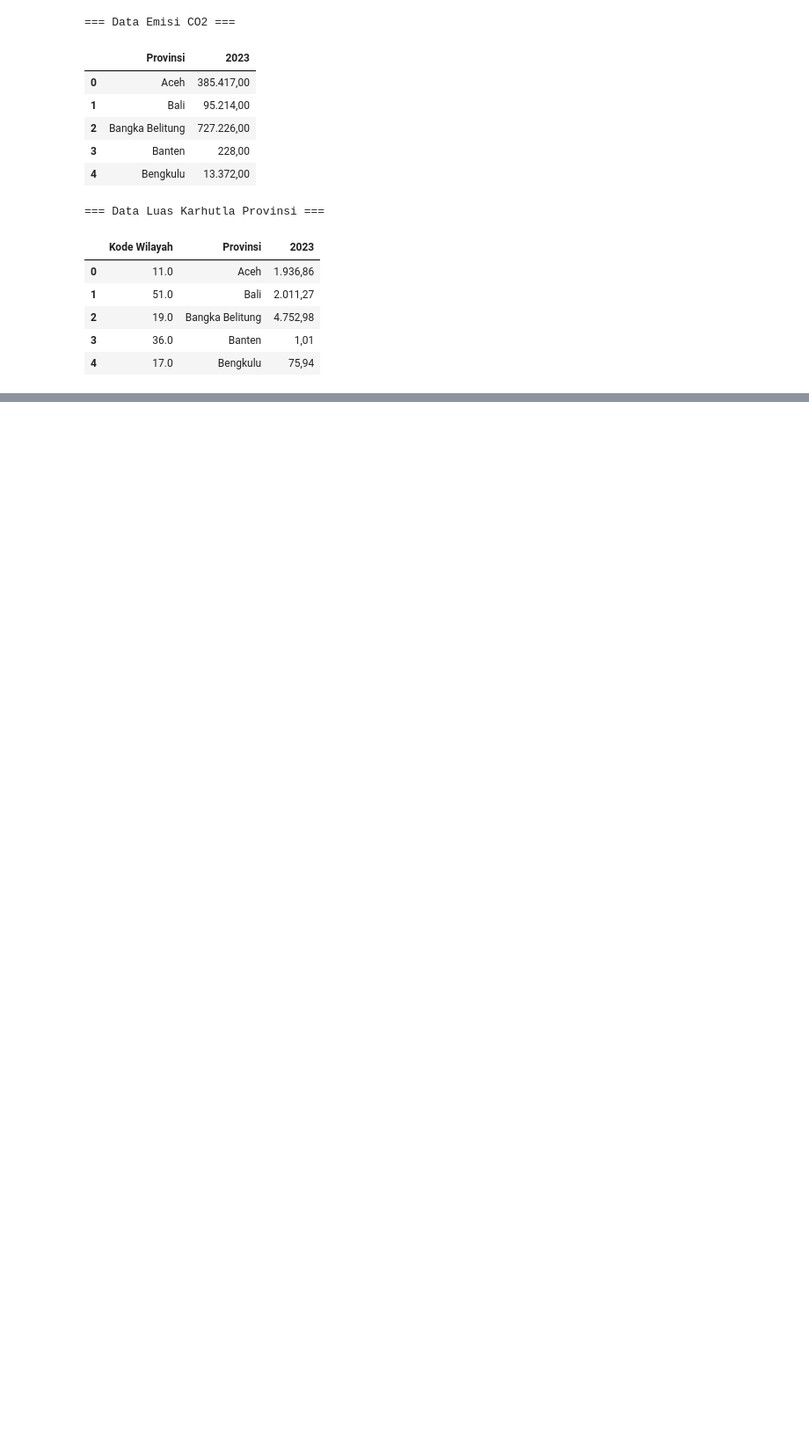
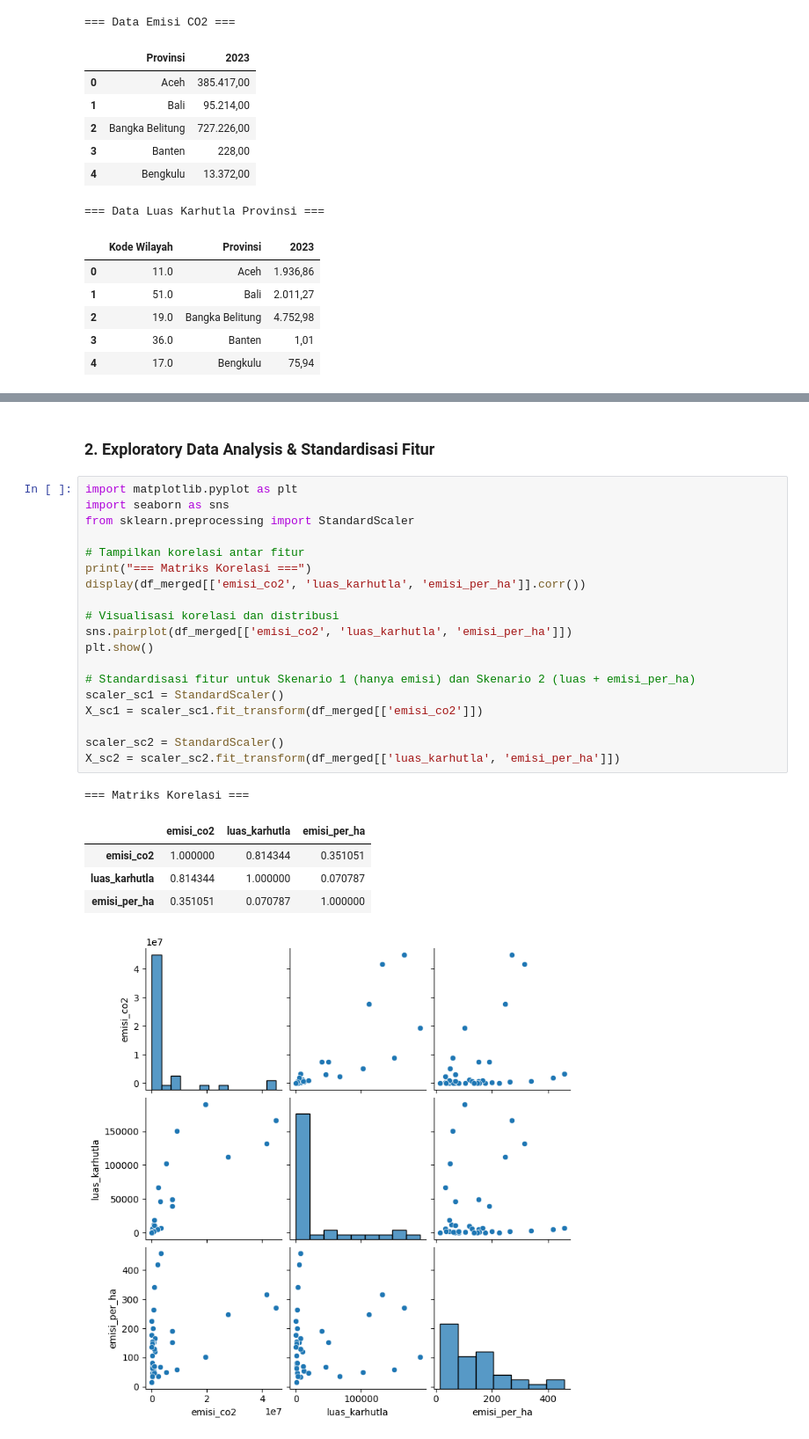
Before and after one commit to ImNotDanish05/2026_Pembelajaran-Mesin_TI-3A, a Jupyter notebook: Week_11/Main.ipynb, the cells around one changed output, grey strips where cells are left out. Shown at 88% size. Cells and saved outputs as stored; diff of their text form; blank space fills up the shorter version.

```diff
--- a/Week_11/Main.ipynb
+++ b/Week_11/Main.ipynb
@@ -34,0 +97,28 @@ display(df_karhutla.head())
+# %% [markdown]
+### 2. Exploratory Data Analysis & Standardisasi Fitur
+# %%
+import matplotlib.pyplot as plt
+import seaborn as sns
+from sklearn.preprocessing import StandardScaler
+
+# Tampilkan korelasi antar fitur
+print("=== Matriks Korelasi ===")
+display(df_merged[['emisi_co2', 'luas_karhutla', 'emisi_per_ha']].corr())
+
+# Visualisasi korelasi dan distribusi
+sns.pairplot(df_merged[['emisi_co2', 'luas_karhutla', 'emisi_per_ha']])
+plt.show()
+
+# Standardisasi fitur untuk Skenario 1 (hanya emisi) dan Skenario 2 (luas + emisi_per_ha)
+scaler_sc1 = StandardScaler()
+X_sc1 = scaler_sc1.fit_transform(df_merged[['emisi_co2']])
+
+scaler_sc2 = StandardScaler()
+X_sc2 = scaler_sc2.fit_transform(df_merged[['luas_karhutla', 'emisi_per_ha']])
+# %% [output]
+=== Matriks Korelasi ===
+|  | emisi_co2 | luas_karhutla | emisi_per_ha |
+| emisi_co2 | 1.000000 | 0.814344 | 0.351051 |
+| luas_karhutla | 0.814344 | 1.000000 | 0.070787 |
+| emisi_per_ha | 0.351051 | 0.070787 | 1.000000 |
+[figure, added]
```
Also changed, not shown: parts of 10 cells of this notebook.
